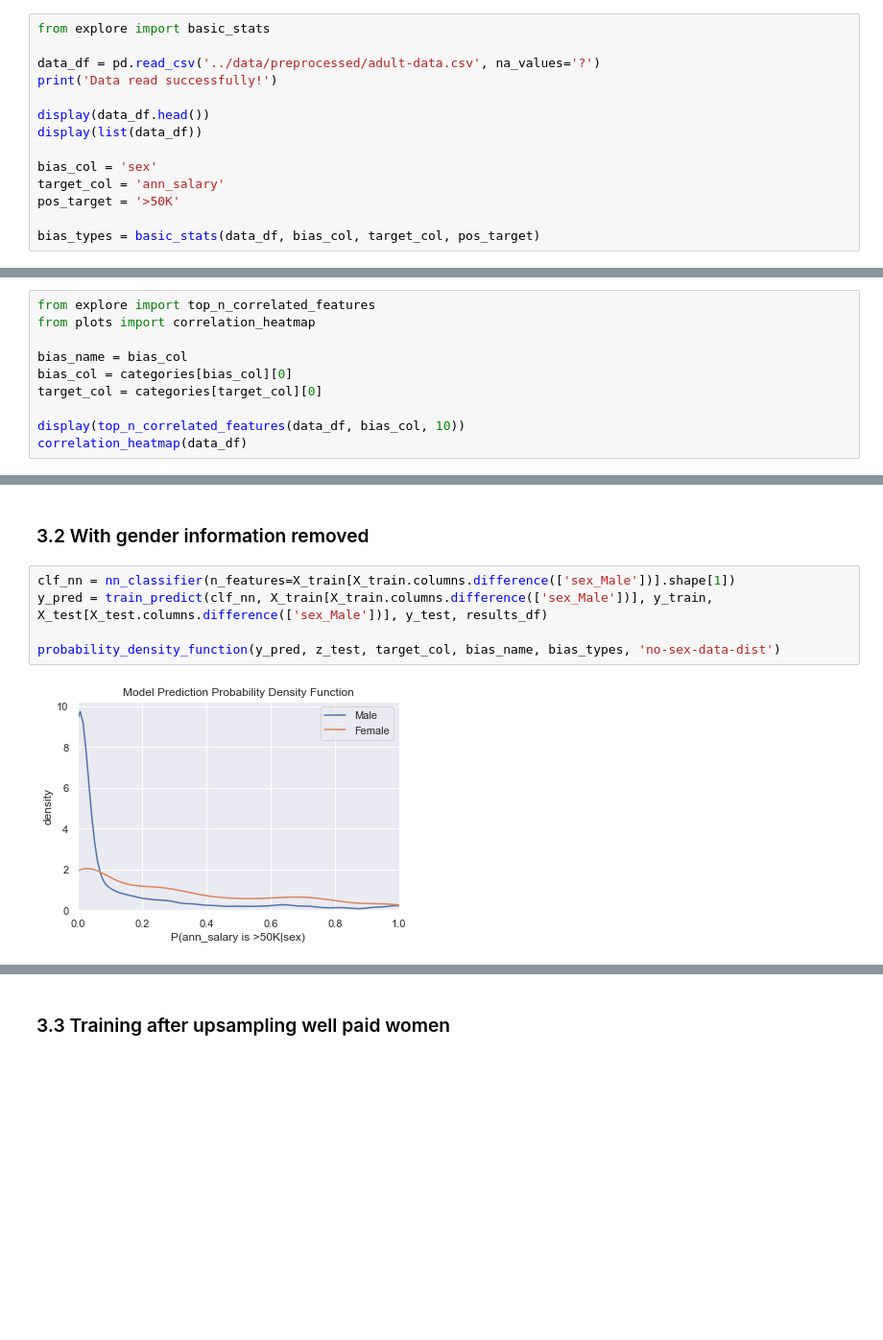
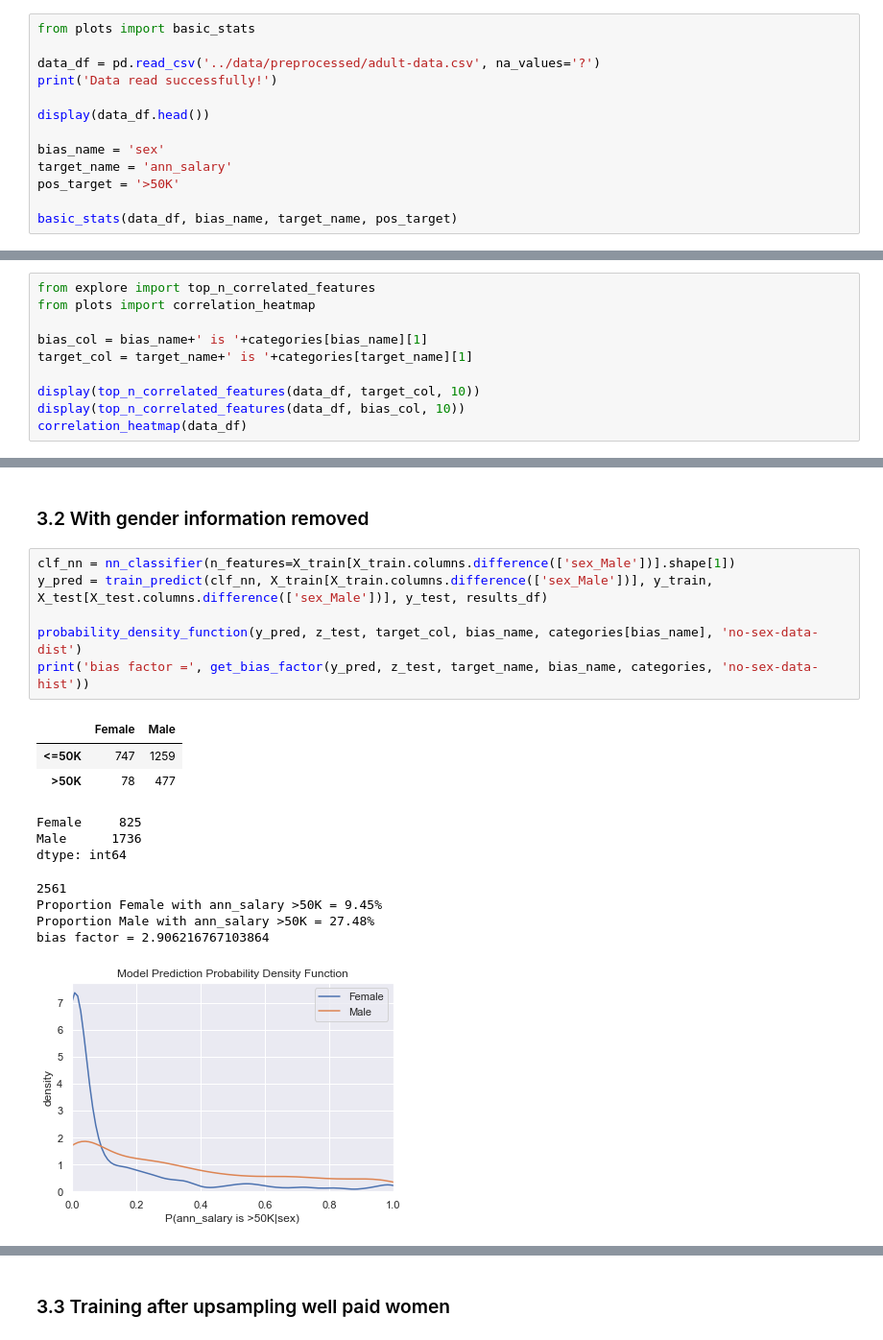
Before and after one commit to leenamurgai/debias-ml, a Jupyter notebook: source/Adult_UCI.ipynb, the cells around one changed output, grey strips where cells are left out. Shown at 96% size. Cells and saved outputs as stored; diff of their text form; blank space fills up the shorter version.

Commit message:
Add metrics and plots on bias
- Fix bug where gender was switched in the density plots
- Add histograms
- Add bias factor

```diff
--- a/source/Adult_UCI.ipynb
+++ b/source/Adult_UCI.ipynb
@@ -16,19 +16,18 @@ Populating the interactive namespace from numpy and matplotlib
 # %% [markdown]
 ## 1. Exploration
 # %%
-from explore import basic_stats
+from plots import basic_stats
 
 data_df = pd.read_csv('../data/preprocessed/adult-data.csv', na_values='?')
 print('Data read successfully!')
 
 display(data_df.head())
-display(list(data_df))
 
-bias_col = 'sex'
-target_col = 'ann_salary'
+bias_name = 'sex'
+target_name = 'ann_salary'
 pos_target = '>50K'
 
-bias_types = basic_stats(data_df, bias_col, target_col, pos_target)
+basic_stats(data_df, bias_name, target_name, pos_target)
 # %% [output]
 Data read successfully!
 |  | age | workclass | fnlwgt | education | education_num | marital_status | occupation | relationship | ... |
@@ -122,10 +86,10 @@ display(list(data_df))
 from explore import top_n_correlated_features
 from plots import correlation_heatmap
 
-bias_name = bias_col
-bias_col = categories[bias_col][0]
-target_col = categories[target_col][0]
+bias_col = bias_name+' is '+categories[bias_name][1]
+target_col = target_name+' is '+categories[target_name][1]
 
+display(top_n_correlated_features(data_df, target_col, 10))
 display(top_n_correlated_features(data_df, bias_col, 10))
 correlation_heatmap(data_df)
 # %% [output]
@@ -239,7 +237,18 @@ Using TensorFlow backend.
 # %%
 clf_nn = nn_classifier(n_features=X_train[X_train.columns.difference(['sex_Male'])].shape[1])
 y_pred = train_predict(clf_nn, X_train[X_train.columns.difference(['sex_Male'])], y_train, X_test[X_test.columns.difference(['sex_Male'])], y_test, results_df)
 
-probability_density_function(y_pred, z_test, target_col, bias_name, bias_types, 'no-sex-data-dist')
+probability_density_function(y_pred, z_test, target_col, bias_name, categories[bias_name], 'no-sex-data-dist')
+print('bias factor =', get_bias_factor(y_pred, z_test, target_name, bias_name, categories, 'no-sex-data-hist'))
 # %% [output]
+|  | Female | Male |
+| <=50K | 747 | 1259 |
+| >50K | 78 | 477 |
+Female     825
+Male      1736
+dtype: int64
+2561
+Proportion Female with ann_salary >50K = 9.45%
+Proportion Male with ann_salary >50K = 27.48%
+bias factor = 2.906216767103864
-[figure, old version]
+[figure, new version]
```
Also changed, not shown: parts of 8 cells of this notebook, 17 other files.
